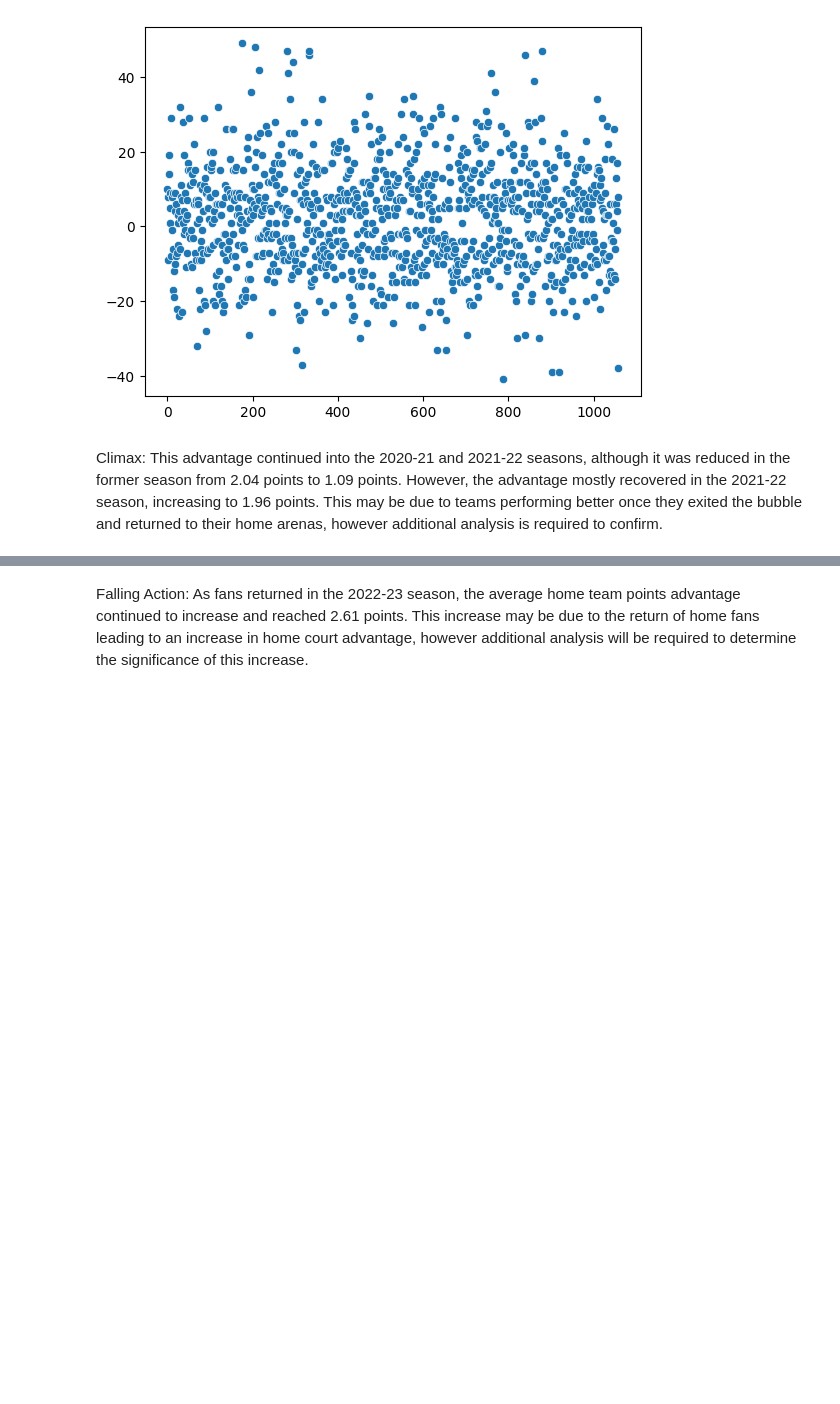
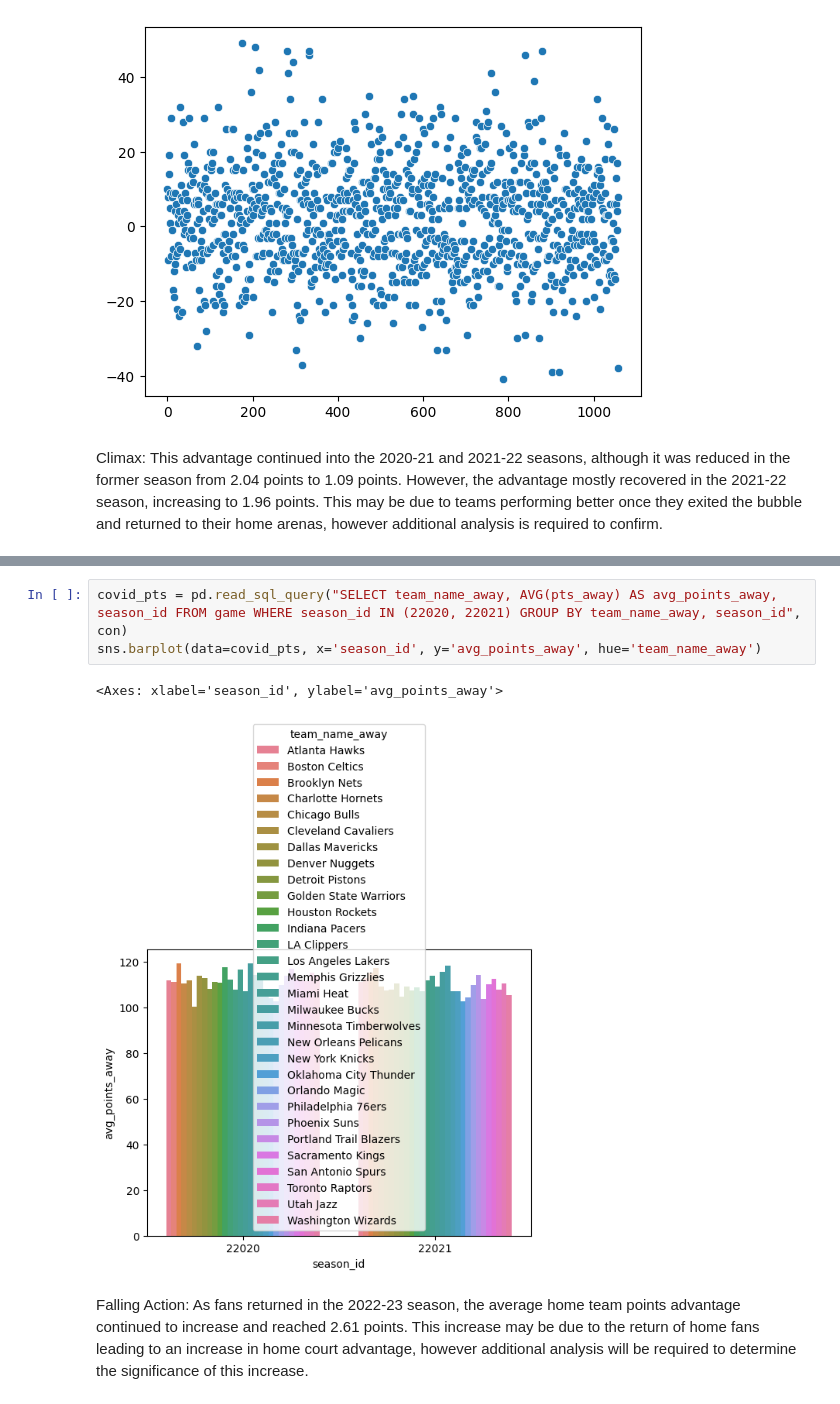
Before and after one commit to thezachdrake/UMD-INST627-Fall2024, a Jupyter notebook: inclass.ipynb, the cells around one changed output, grey strips where cells are left out. Drawn from its saved outputs; the diff is of its cells as text; blank space fills up the shorter version.

```diff
--- a/inclass.ipynb
+++ b/inclass.ipynb
@@ -144,3 +143,9 @@ sns.scatterplot(data=covid_pts, y='pts_home', hue='season_id')
+# %%
+covid_pts = pd.read_sql_query("SELECT team_name_away, AVG(pts_away) AS avg_points_away, season_id FROM game WHERE season_id IN (22020, 22021) GROUP BY team_name_away, season_id", con)
+sns.barplot(data=covid_pts, x='season_id', y='avg_points_away', hue='team_name_away')
+# %% [output]
+<Axes: xlabel='season_id', ylabel='avg_points_away'>
+[figure, added]
 # %% [markdown]
 Falling Action: As fans returned in the 2022-23 season, the average home team points advantage continued to increase and reached 2.61 points. This increase may be due to the return of home fans leading to an increase in home court advantage, however additional analysis will be required to determine the significance of this increase.
 # %%
```
Also changed, not shown: parts of 9 cells of this notebook.
